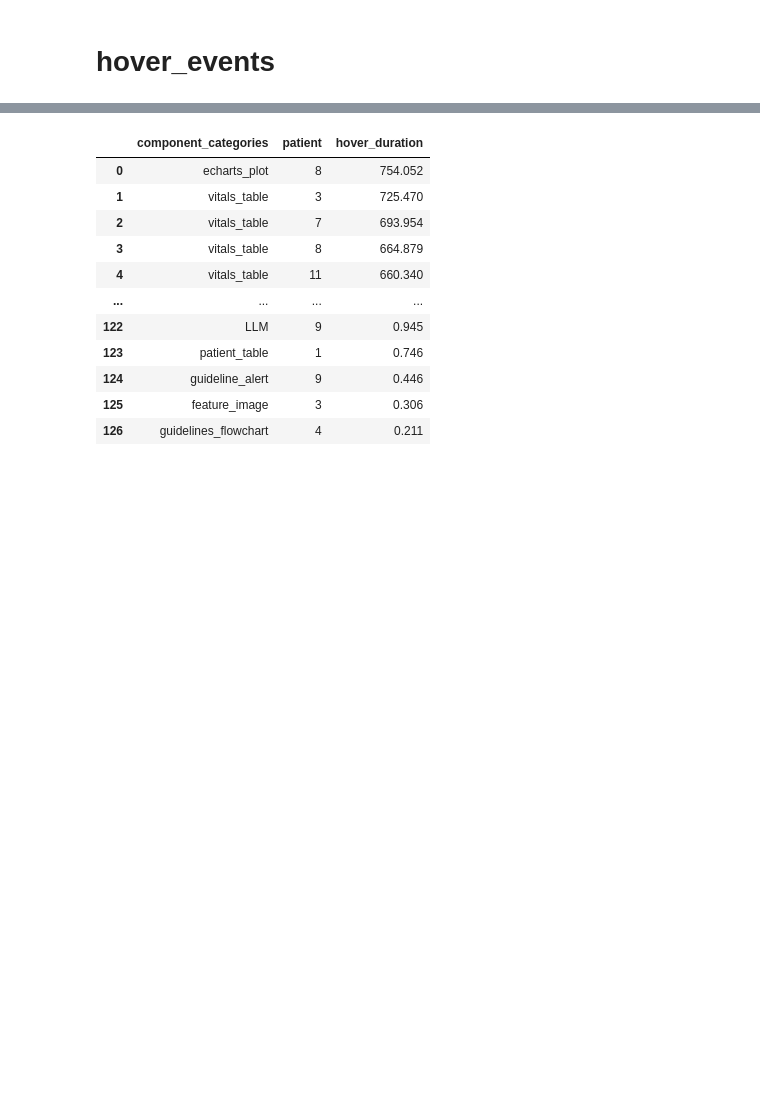
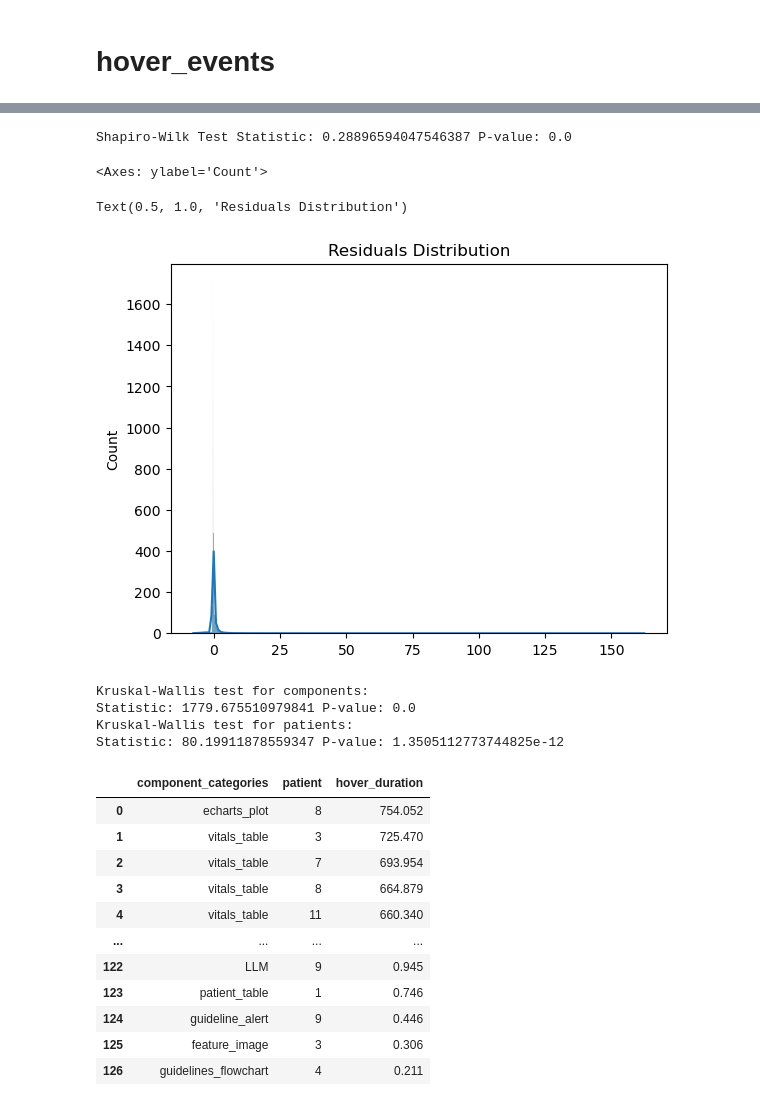
Before and after one commit to WilliamBolton/cdss_demo, a Jupyter notebook: cdss_1/cdss_1/analysis/click_hover_timing_analysis.ipynb, the cells around one changed output, grey strips where cells are left out. Saved outputs shown, nothing was run; the diff lists cells and outputs as text; code cells hidden in the pictures; blank space fills up the shorter version.

```diff
--- a/cdss_1/cdss_1/analysis/click_hover_timing_analysis.ipynb
+++ b/cdss_1/cdss_1/analysis/click_hover_timing_analysis.ipynb
@@ -149,0 +201,10 @@ component_hover_duration
+# %%
+from statsmodels.formula.api import ols
+import statsmodels.api as sm
+
+# Fit the model
+model = ols('hover_duration ~ C(patient) + C(component_categories) + C(patient):C(component_categories)', data=hover_events).fit()
+
+# Perform ANOVA
+anova_results = sm.stats.anova_lm(model, typ=2)  # Use typ=2 for two-way ANOVA
+print(anova_results)
@@ -150,3 +223,50 @@ component_hover_duration
+# %%
+from scipy.stats import shapiro
+
+# Assuming 'model' is your fitted ANOVA model
+residuals = model.resid
+stat, p = shapiro(residuals)
+
+print('Shapiro-Wilk Test Statistic:', stat, 'P-value:', p)
+# %% [output]
+Shapiro-Wilk Test Statistic: 0.28896594047546387 P-value: 0.0
+# %%
+import seaborn as sns
+import matplotlib.pyplot as plt
+
+residuals = model.resid
+sns.histplot(residuals, kde=True)
+plt.title('Residuals Distribution')
+plt.show()
+# %% [output]
+<Axes: ylabel='Count'>
+Text(0.5, 1.0, 'Residuals Distribution')
+[figure, added]
+# %%
+from scipy.stats import kruskal
+
+# Assuming df is your DataFrame with the necessary data
+
+# Group data by 'component'
+grouped_by_component = [group['hover_duration'].values for name, group in hover_events.groupby('component_categories')]
+
+# Perform Kruskal-Wallis Test
+stat, p = kruskal(*grouped_by_component)
+print('Kruskal-Wallis test for components:')
+print('Statistic:', stat, 'P-value:', p)
+
+# Group data by 'patient'
+grouped_by_patient = [group['hover_duration'].values for name, group in hover_events.groupby('patient')]
+
+# Perform Kruskal-Wallis Test
+stat, p = kruskal(*grouped_by_patient)
+print('Kruskal-Wallis test for patients:')
+print('Statistic:', stat, 'P-value:', p)
+# %% [output]
+Kruskal-Wallis test for components:
+Statistic: 1779.675510979841 P-value: 0.0
+Kruskal-Wallis test for patients:
+Statistic: 80.19911878559347 P-value: 1.3505112773744825e-12
 # %%
 # Grouping by patient as well
 
```
Also changed, not shown: parts of 28 cells of this notebook, 27 other files.
